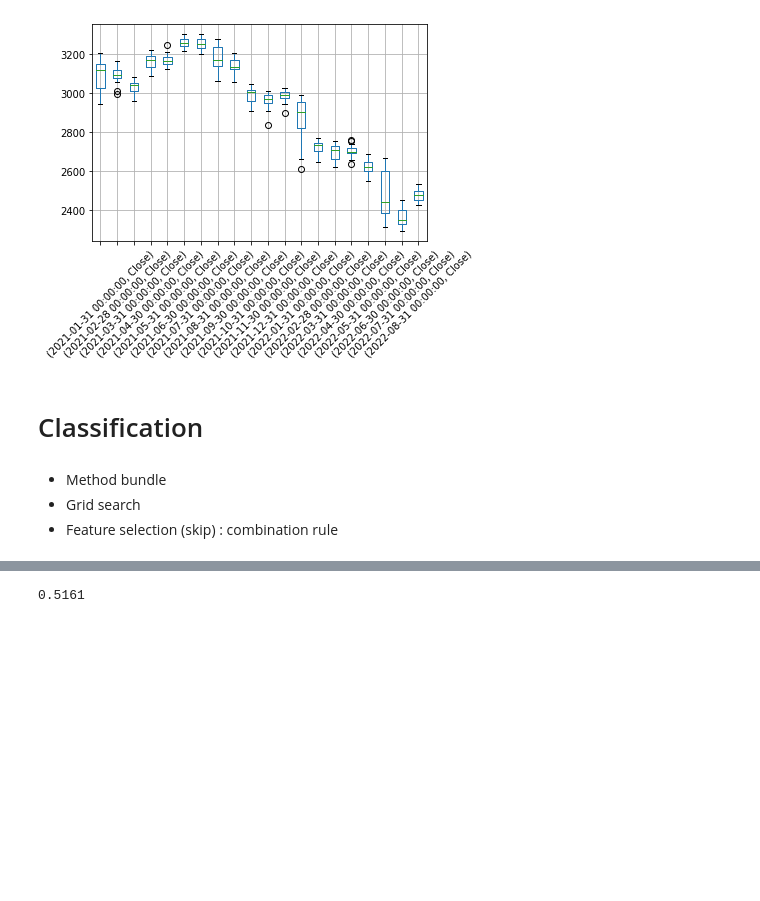
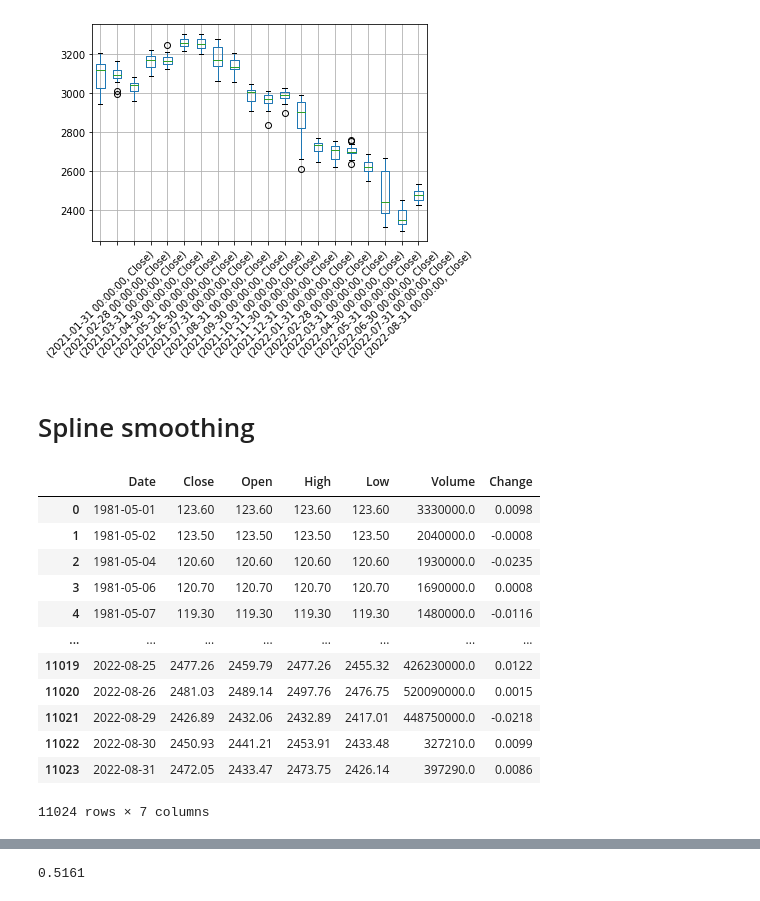
Before and after one commit to jjh0987/MyProject, a Jupyter notebook: pythonProject/dacon/monthly_dacon/Untitled.ipynb, the cells around one changed output, grey strips where cells are left out. Saved outputs shown, nothing was run; the diff lists cells and outputs as text; code cells hidden in the pictures; blank space fills up the shorter version.

```diff
--- a/pythonProject/dacon/monthly_dacon/Untitled.ipynb
+++ b/pythonProject/dacon/monthly_dacon/Untitled.ipynb
@@ -84,9 +87,23 @@ df[df['Date'] > '2021-01-01'].loc[:,['Date','Close']].groupby([pd.Grouper(key='D
 # %% [output]
 <AxesSubplot:>
 [figure]
-# %% [markdown]
-# Classification
-# %% [markdown]
-- Method bundle
-- Grid search
-- Feature selection (skip) : combination rule
+# %% [markdown]
+# Spline smoothing
+# %%
+df = pd.read_csv('./kospi_data.csv')
+df['Date'] = pd.to_datetime(df['Date'],format='%Y-%m-%d')
+df
+# %% [output]
+|  | Date | Close | Open | High | Low | Volume | Change |
+| 0 | 1981-05-01 | 123.60 | 123.60 | 123.60 | 123.60 | 3330000.0 | 0.0098 |
+| 1 | 1981-05-02 | 123.50 | 123.50 | 123.50 | 123.50 | 2040000.0 | -0.0008 |
+| 2 | 1981-05-04 | 120.60 | 120.60 | 120.60 | 120.60 | 1930000.0 | -0.0235 |
+| 3 | 1981-05-06 | 120.70 | 120.70 | 120.70 | 120.70 | 1690000.0 | 0.0008 |
+| 4 | 1981-05-07 | 119.30 | 119.30 | 119.30 | 119.30 | 1480000.0 | -0.0116 |
+| ... | ... | ... | ... | ... | ... | ... | ... |
+| 11019 | 2022-08-25 | 2477.26 | 2459.79 | 2477.26 | 2455.32 | 426230000.0 | 0.0122 |
+| 11020 | 2022-08-26 | 2481.03 | 2489.14 | 2497.76 | 2476.75 | 520090000.0 | 0.0015 |
+| 11021 | 2022-08-29 | 2426.89 | 2432.06 | 2432.89 | 2417.01 | 448750000.0 | -0.0218 |
+| 11022 | 2022-08-30 | 2450.93 | 2441.21 | 2453.91 | 2433.48 | 327210.0 | 0.0099 |
+| 11023 | 2022-08-31 | 2472.05 | 2433.47 | 2473.75 | 2426.14 | 397290.0 | 0.0086 |
+11024 rows × 7 columns
```
Also changed, not shown: parts of 26 cells of this notebook, 5 other files.
